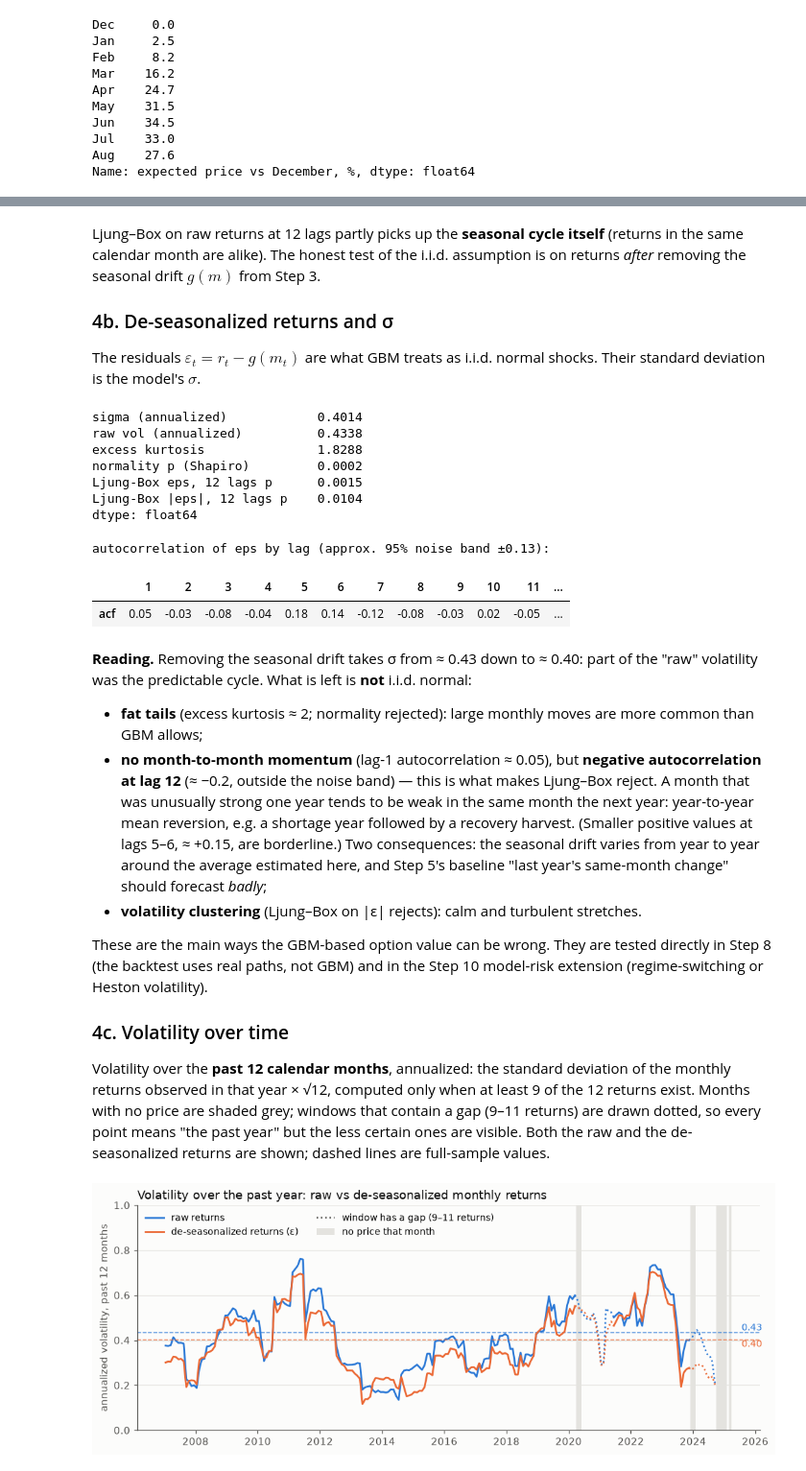
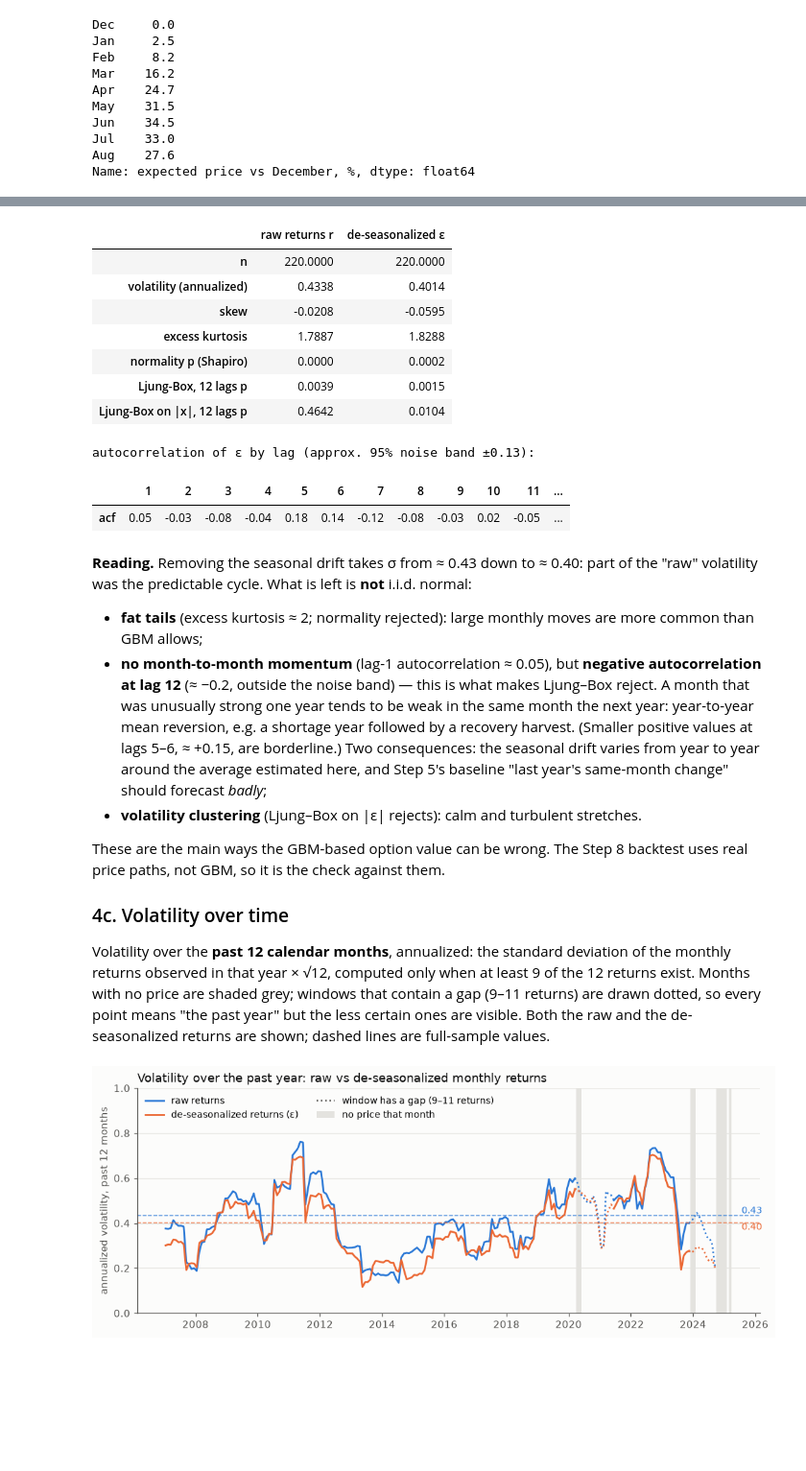
Before and after one commit to thummim-mekuria/erdos_project, a Jupyter notebook: maize_storage_option.ipynb, the cells around one changed output, grey strips where cells are left out. Shown at 96% size. Cells and saved outputs as stored; diff of their text form; code cells hidden in the pictures; blank space fills up the shorter version.

```diff
--- a/maize_storage_option.ipynb
+++ b/maize_storage_option.ipynb
@@ -321,10 +324,0 @@ returns (momentum / mean reversion) and of absolute returns (volatility clusteri
-# %%
-nt = qk.test_normality(r)
-lb = qk.ljung_box(r.values, lags=12)
-lba = qk.ljung_box(np.abs(r.values), lags=12)
-pd.Series({"n returns": len(r), "mean (annualized)": 12 * r.mean(),
-           "volatility (annualized)": qk.annualized_vol(r, periods_per_year=12),
-           "skew": nt["skewness"], "excess kurtosis": nt["excess_kurtosis"],
-           "normality p (D'Agostino)": nt["p_dagostino"], "normality p (Shapiro)": nt["p_shapiro"],
-           "Ljung-Box r, 12 lags p": lb["lb_pvalue"][-1],
-           "Ljung-Box |r|, 12 lags p": lba["lb_pvalue"][-1]}).round(4)
@@ -342,38 +325,35 @@ dtype: float64
-# %% [markdown]
-Ljung–Box on raw returns at 12 lags partly picks up the **seasonal cycle itself** (returns in
-the same calendar month are alike). The honest test of the i.i.d. assumption is on returns
-*after* removing the seasonal drift $g(m)$ from Step 3.
-
-### 4b. De-seasonalized returns and σ
-
-The residuals $\varepsilon_t = r_t - g(m_t)$ are what GBM treats as i.i.d. normal shocks. Their
-standard deviation is the model's $\sigma$.
 # %%
 eps = r - g.values[r.index.month - 1]
 sigma = qk.annualized_vol(eps, periods_per_year=12)
-nt, lb, lba = qk.test_normality(eps), qk.ljung_box(eps.values, 12), qk.ljung_box(np.abs(eps.values), 12)
-display(pd.Series({"sigma (annualized)": sigma, "raw vol (annualized)": qk.annualized_vol(r, 12),
-                   "excess kurtosis": nt["excess_kurtosis"], "normality p (Shapiro)": nt["p_shapiro"],
-                   "Ljung-Box eps, 12 lags p": lb["lb_pvalue"][-1],
-                   "Ljung-Box |eps|, 12 lags p": lba["lb_pvalue"][-1]}).round(4))
 
-# autocorrelation by lag on the calendar-aligned series (gaps stay NaN, so pairs are only
+def gbm_checks(x):
+    nt = qk.test_normality(x)
+    return {"n": len(x), "volatility (annualized)": qk.annualized_vol(x, 12),
+            "skew": nt["skewness"], "excess kurtosis": nt["excess_kurtosis"],
+            "normality p (Shapiro)": nt["p_shapiro"],
+            "Ljung-Box, 12 lags p": qk.ljung_box(x.values, 12)["lb_pvalue"][-1],
+            "Ljung-Box on |x|, 12 lags p": qk.ljung_box(np.abs(x.values), 12)["lb_pvalue"][-1]}
+
+display(pd.DataFrame({"raw returns r": gbm_checks(r), "de-seasonalized ε": gbm_checks(eps)}).round(4))
+
+# autocorrelation of ε by lag on the calendar-aligned series (gaps stay NaN, so pairs are only
 # formed between months that are exactly L apart)
 eps_cal = eps.reindex(full)
 acf = pd.Series({L: eps_cal.corr(eps_cal.shift(L)) for L in range(1, 13)})
-print(f"autocorrelation of eps by lag (approx. 95% noise band ±{2 / np.sqrt(len(eps)):.2f}):")
+print(f"autocorrelation of ε by lag (approx. 95% noise band ±{2 / np.sqrt(len(eps)):.2f}):")
 acf.round(2).to_frame("acf").T
 # %% [output]
+|  | raw returns r | de-seasonalized ε |
+| n | 220.0000 | 220.0000 |
+| volatility (annualized) | 0.4338 | 0.4014 |
+| skew | -0.0208 | -0.0595 |
+| excess kurtosis | 1.7887 | 1.8288 |
+| normality p (Shapiro) | 0.0000 | 0.0002 |
+| Ljung-Box, 12 lags p | 0.0039 | 0.0015 |
+| Ljung-Box on |x|, 12 lags p | 0.4642 | 0.0104 |
-sigma (annualized)            0.4014
-raw vol (annualized)          0.4338
-excess kurtosis               1.8288
-normality p (Shapiro)         0.0002
-Ljung-Box eps, 12 lags p      0.0015
-Ljung-Box |eps|, 12 lags p    0.0104
-dtype: float64
+autocorrelation of ε by lag (approx. 95% noise band ±0.13):
-autocorrelation of eps by lag (approx. 95% noise band ±0.13):
-|  | 1 | 2 | 3 | 4 | 5 | 6 | 7 | 8 | 9 | 10 | 11 | ... |
-| acf | 0.05 | -0.03 | -0.08 | -0.04 | 0.18 | 0.14 | -0.12 | -0.08 | -0.03 | 0.02 | -0.05 | ... |
+|  | 1 | 2 | 3 | 4 | 5 | 6 | 7 | 8 | 9 | 10 | 11 | ... |
+| acf | 0.05 | -0.03 | -0.08 | -0.04 | 0.18 | 0.14 | -0.12 | -0.08 | -0.03 | 0.02 | -0.05 | ... |
 # %% [markdown]
 **Reading.** Removing the seasonal drift takes σ from ≈ 0.43 down to ≈ 0.40: part of the "raw"
 volatility was the predictable cycle. What is left is **not** i.i.d. normal:
@@ -389,9 +369,8 @@ volatility was the predictable cycle. What is left is **not** i.i.d. normal:
   year's same-month change" should forecast *badly*;
 * **volatility clustering** (Ljung–Box on |ε| rejects): calm and turbulent stretches.
 
-These are the main ways the GBM-based option value can be wrong. They are tested directly in
-Step 8 (the backtest uses real paths, not GBM) and in the Step 10 model-risk extension
-(regime-switching or Heston volatility).
+These are the main ways the GBM-based option value can be wrong. The Step 8 backtest uses real
+price paths, not GBM, so it is the check against them.
 
 ### 4c. Volatility over time
 
```
Also changed, not shown: parts of 18 cells of this notebook, 1 other file.
